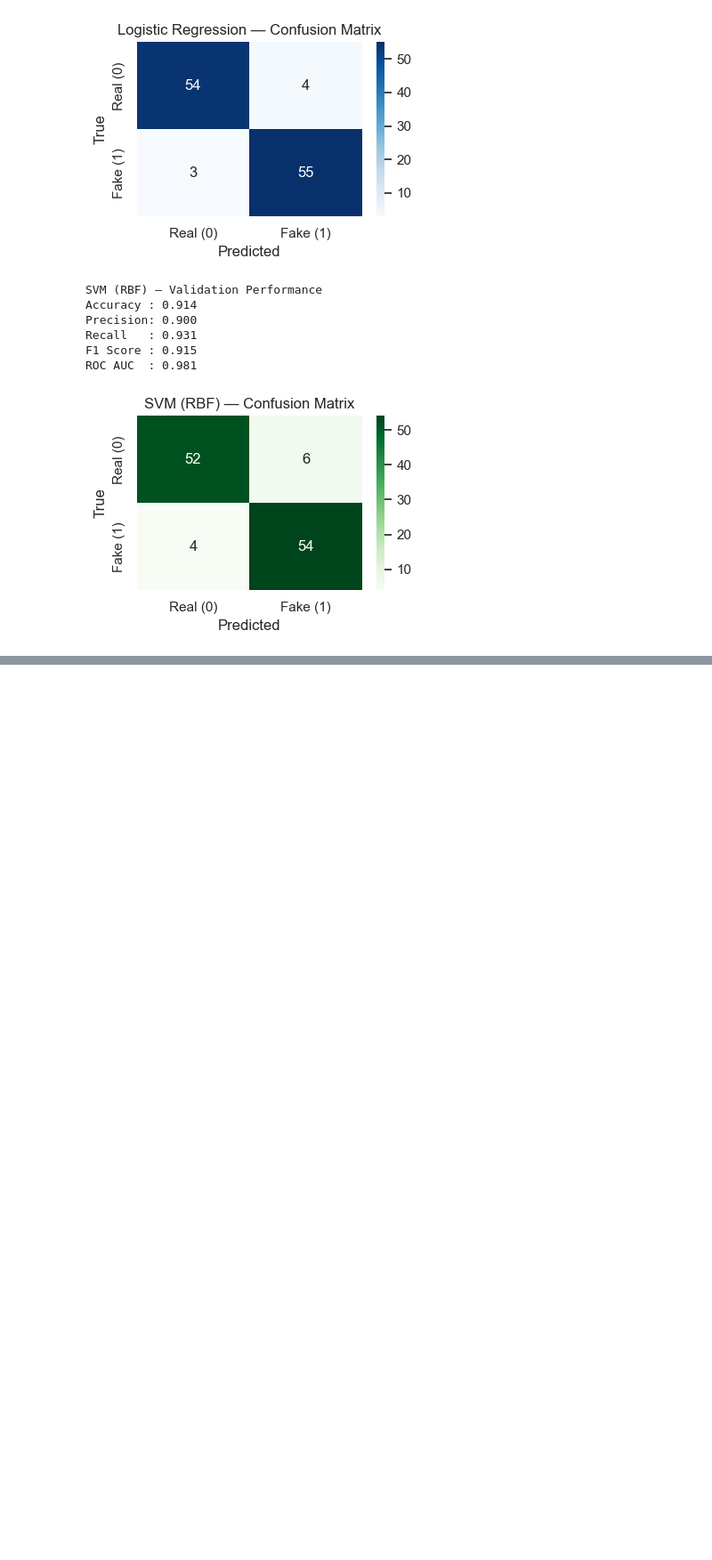
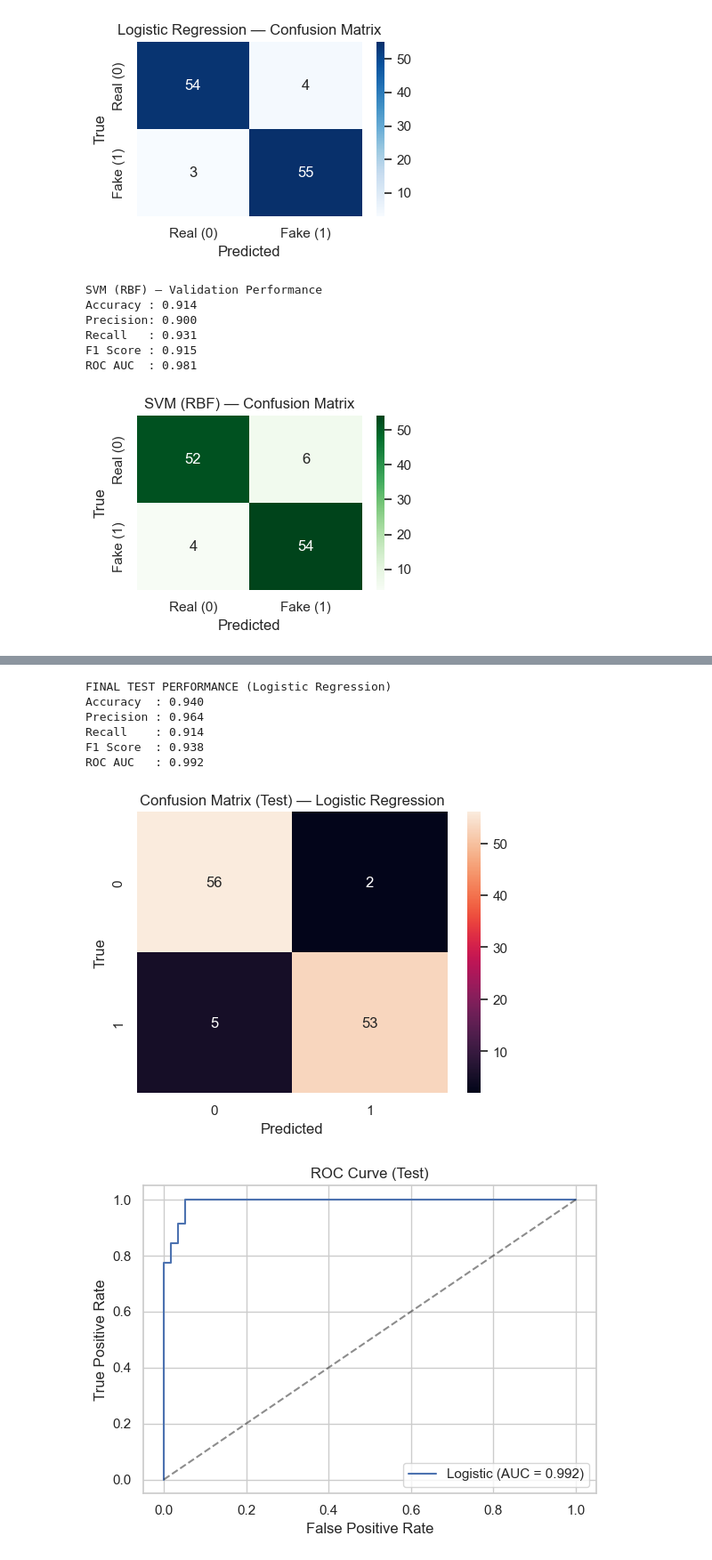
Before and after one commit to HivanshD/insta-fake-detector, a Jupyter notebook: notebooks/01_data_exploration.ipynb.ipynb, the cells around one changed output, grey strips where cells are left out. Shown at 89% size. Saved outputs shown, nothing was run; the diff lists cells and outputs as text; code cells hidden in the pictures; blank space fills up the shorter version.

```diff
--- a/notebooks/01_data_exploration.ipynb.ipynb
+++ b/notebooks/01_data_exploration.ipynb.ipynb
@@ -461,0 +532,62 @@ Top Logistic Regression Coefficients (largest absolute effect on 'fake'):
+# %%
+# =========================================================
+# STEP E: FINAL EVALUATION ON HELD-OUT TEST SET (RUN ONCE)
+# =========================================================
+
+import numpy as np
+import matplotlib.pyplot as plt
+import seaborn as sns
+
+from sklearn.metrics import (
+    accuracy_score, precision_score, recall_score, f1_score,
+    roc_auc_score, confusion_matrix, roc_curve
+)
+
+# 1) Predict probabilities + labels on TEST
+y_test_proba = final_logreg_pipe.predict_proba(X_test)[:, 1]
+y_test_pred  = (y_test_proba >= 0.5).astype(int)
+
+# 2) Metrics
+acc  = accuracy_score(y_test, y_test_pred)
+prec = precision_score(y_test, y_test_pred, pos_label=1)
+rec  = recall_score(y_test, y_test_pred, pos_label=1)
+f1   = f1_score(y_test, y_test_pred, pos_label=1)
+auc_ = roc_auc_score(y_test, y_test_proba)
+
+print("FINAL TEST PERFORMANCE (Logistic Regression)")
+print(f"Accuracy  : {acc:.3f}")
+print(f"Precision : {prec:.3f}")
+print(f"Recall    : {rec:.3f}")
+print(f"F1 Score  : {f1:.3f}")
+print(f"ROC AUC   : {auc_:.3f}")
+
+# 3) Confusion matrix
+cm = confusion_matrix(y_test, y_test_pred)  # rows=true, cols=pred
+plt.figure(figsize=(5.2, 4.2))
+sns.heatmap(cm, annot=True, fmt="d", cbar=True)
+plt.title("Confusion Matrix (Test) — Logistic Regression")
+plt.xlabel("Predicted")
+plt.ylabel("True")
+plt.tight_layout()
+plt.show()
+
+# 4) ROC curve
+fpr, tpr, _ = roc_curve(y_test, y_test_proba)
+plt.figure(figsize=(6, 4.5))
+plt.plot(fpr, tpr, label=f"Logistic (AUC = {auc_:.3f})")
+plt.plot([0, 1], [0, 1], "k--", alpha=0.5)
+plt.xlabel("False Positive Rate")
+plt.ylabel("True Positive Rate")
+plt.title("ROC Curve (Test)")
+plt.legend(loc="lower right")
+plt.tight_layout()
+plt.show()
+# %% [output]
+FINAL TEST PERFORMANCE (Logistic Regression)
+Accuracy  : 0.940
+Precision : 0.964
+Recall    : 0.914
+F1 Score  : 0.938
+ROC AUC   : 0.992
+[figure, added]
+[figure, added]
```
Also changed, not shown: parts of 4 cells of this notebook.
